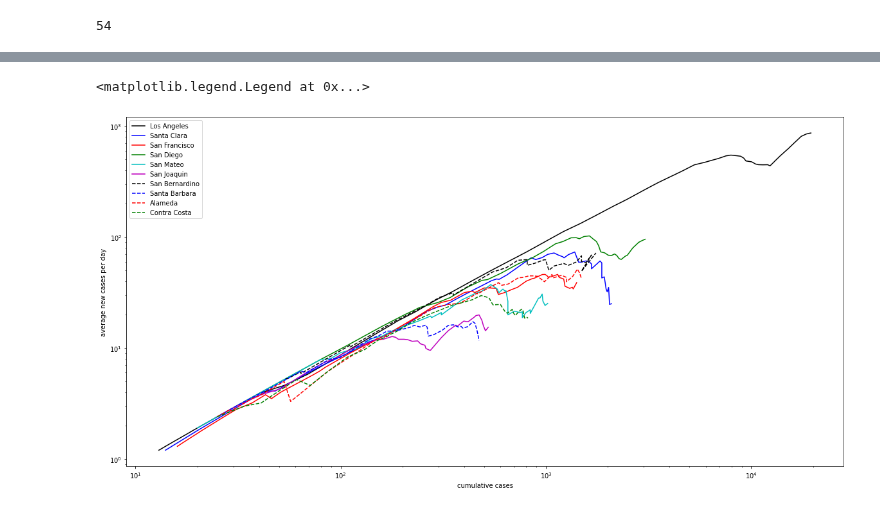
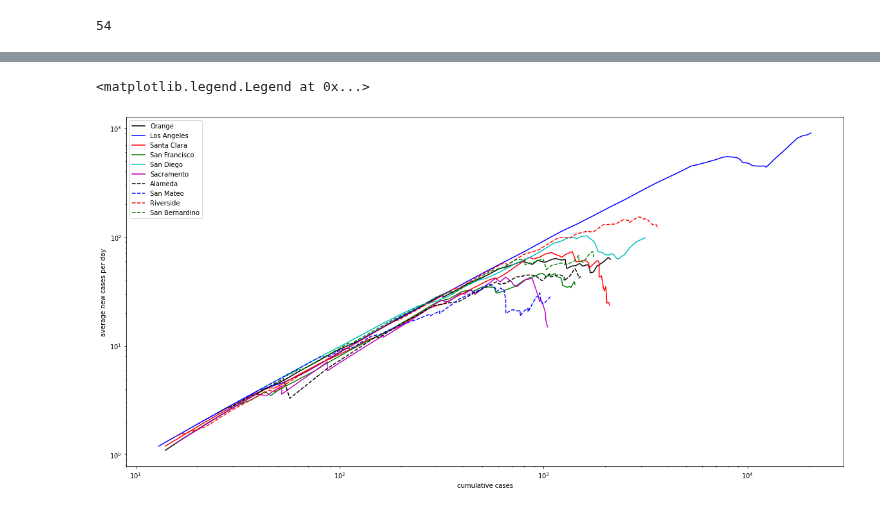
Before and after one commit to mds2/covid-jupyter-mds2, a Jupyter notebook: COVID.ipynb, the cells around one changed output, grey strips where cells are left out. Cells and saved outputs as stored; diff of their text form; code cells hidden in the pictures.

```diff
--- a/COVID.ipynb
+++ b/COVID.ipynb
@@ -79,11 +61,14 @@ important_counties
 # %%
 col_pick = ColorPicker()
 plt.rcParams['figure.figsize'] = [20,10]
-for county in important_counties:
-    if trajectory(county)[0][-1] < 200:
+for county in counties.keys():
+    t = trajectory(county)
+    if len(t[0]) < 1:
+        continue
+    if t[0][-1] < 1000:
         continue
     plot_traj(county, col_pick.get(), window=10)
 plt.legend()
 # %% [output]
 <matplotlib.legend.Legend at 0x...>
-[figure, old version]
+[figure, new version]
```
Also changed, not shown: parts of 1 cell of this notebook.
